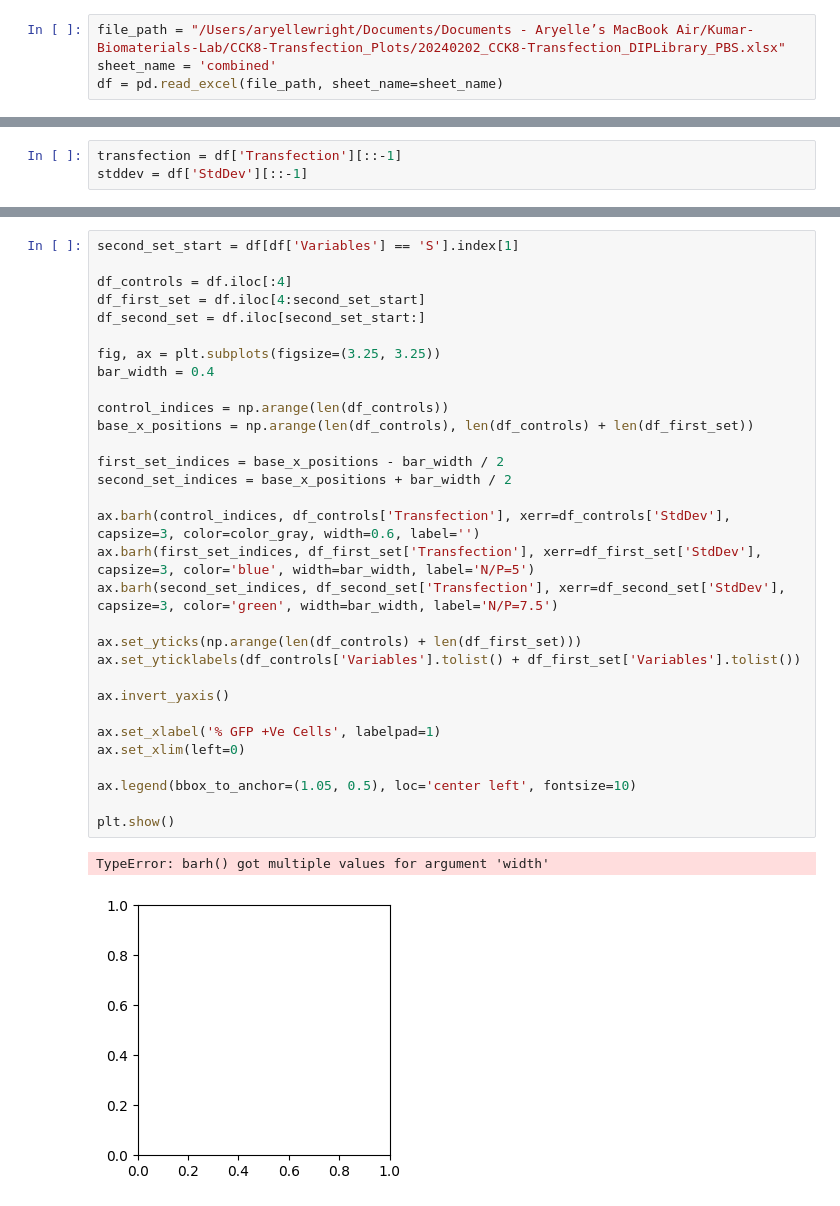
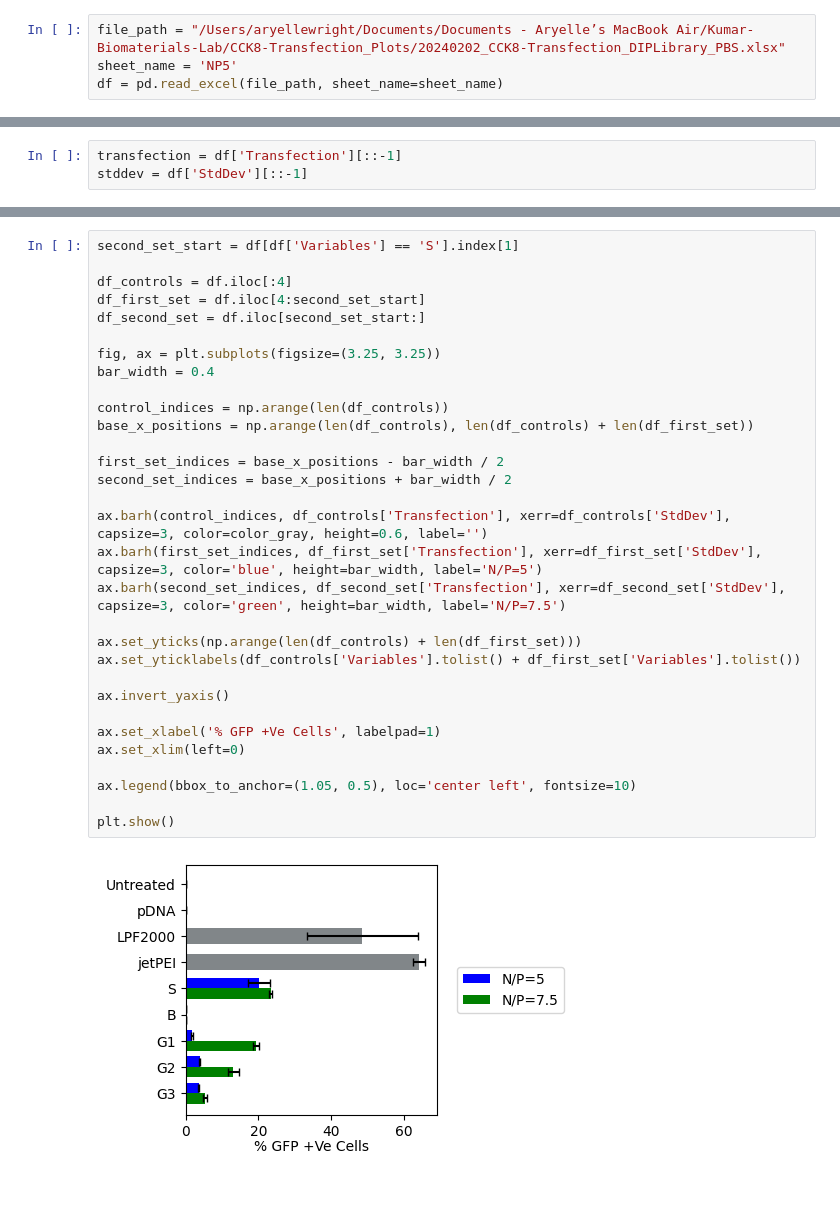
Before and after one commit to aryellewright/Kumar-Biomaterials-Lab, a Jupyter notebook: CCK8-Transfection_Plots/CCK8-Transfection_plots.ipynb, the cells around one changed output, grey strips where cells are left out. Saved outputs shown, nothing was run; the diff lists cells and outputs as text.

Commit message:
New versions of plots (horizontal) Also, new DLS/Zeta data in folders

```diff
--- a/CCK8-Transfection_Plots/CCK8-Transfection_plots.ipynb
+++ b/CCK8-Transfection_Plots/CCK8-Transfection_plots.ipynb
@@ -4,7 +4,7 @@ import matplotlib.pyplot as plt
 import numpy as np
 # %%
 file_path = "/Users/aryellewright/Documents/Documents - Aryelle’s MacBook Air/Kumar-Biomaterials-Lab/CCK8-Transfection_Plots/20240202_CCK8-Transfection_DIPLibrary_PBS.xlsx"
-sheet_name = 'combined'
+sheet_name = 'NP5'
 df = pd.read_excel(file_path, sheet_name=sheet_name)
 # %%
 # creating variables in our df to use to plot
@@ -132,34 +138,33 @@ plt.show()
 # %%
 second_set_start = df[df['Variables'] == 'S'].index[1]
 
 df_controls = df.iloc[:4]
 df_first_set = df.iloc[4:second_set_start]
 df_second_set = df.iloc[second_set_start:]
 
 fig, ax = plt.subplots(figsize=(3.25, 3.25))
 bar_width = 0.4
 
 control_indices = np.arange(len(df_controls))
 base_x_positions = np.arange(len(df_controls), len(df_controls) + len(df_first_set))
 
 first_set_indices = base_x_positions - bar_width / 2
 second_set_indices = base_x_positions + bar_width / 2
 
-ax.barh(control_indices, df_controls['Transfection'], xerr=df_controls['StdDev'], capsize=3, color=color_gray, width=0.6, label='')
-ax.barh(first_set_indices, df_first_set['Transfection'], xerr=df_first_set['StdDev'], capsize=3, color='blue', width=bar_width, label='N/P=5')
-ax.barh(second_set_indices, df_second_set['Transfection'], xerr=df_second_set['StdDev'], capsize=3, color='green', width=bar_width, label='N/P=7.5')
+ax.barh(control_indices, df_controls['Transfection'], xerr=df_controls['StdDev'], capsize=3, color=color_gray, height=0.6, label='')
+ax.barh(first_set_indices, df_first_set['Transfection'], xerr=df_first_set['StdDev'], capsize=3, color='blue', height=bar_width, label='N/P=5')
+ax.barh(second_set_indices, df_second_set['Transfection'], xerr=df_second_set['StdDev'], capsize=3, color='green', height=bar_width, label='N/P=7.5')
 
 ax.set_yticks(np.arange(len(df_controls) + len(df_first_set)))
 ax.set_yticklabels(df_controls['Variables'].tolist() + df_first_set['Variables'].tolist())
 
 ax.invert_yaxis()
 
 ax.set_xlabel('% GFP +Ve Cells', labelpad=1)
 ax.set_xlim(left=0)
 
 ax.legend(bbox_to_anchor=(1.05, 0.5), loc='center left', fontsize=10)
 
 plt.show()
 # %% [output]
-TypeError: barh() got multiple values for argument 'width'
-[figure, old version]
+[figure, new version]
```
Also changed, not shown: parts of 7 cells of this notebook, 13 other files.
